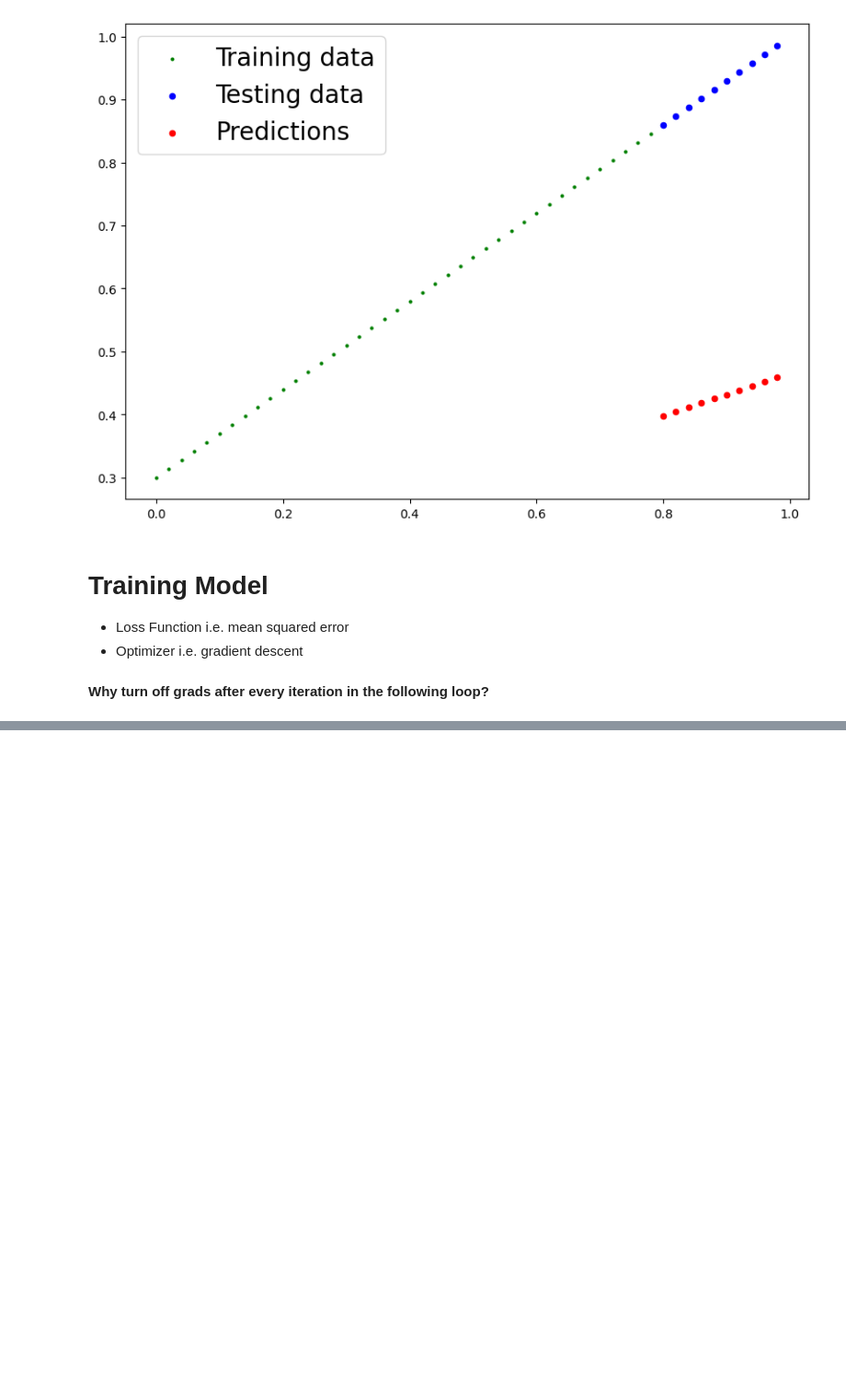
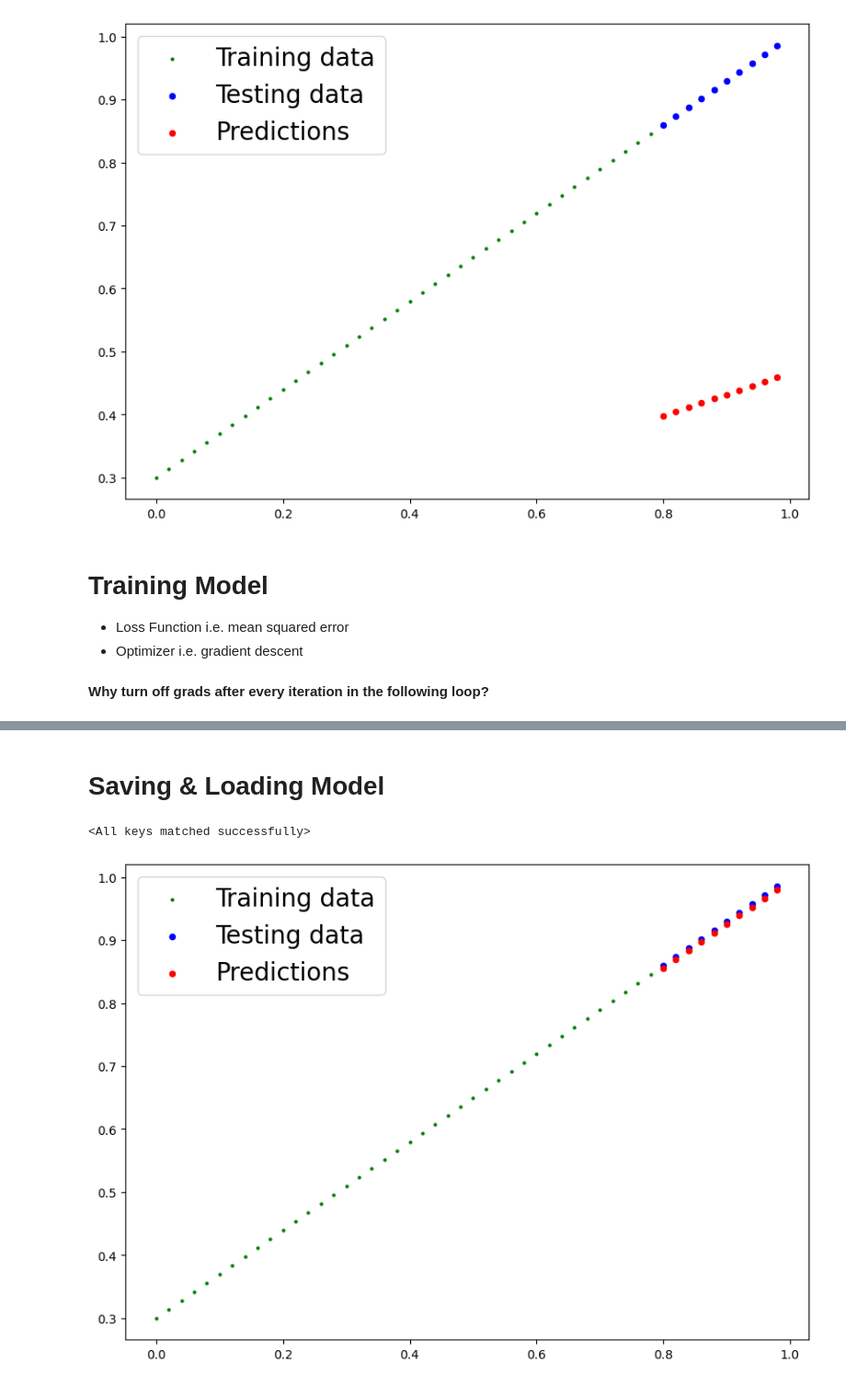
Before and after one commit to MuhammadSafeer786/My-PyTorch-Journey, a Jupyter notebook: Chapter_02_PyTorch_Workflow.ipynb, the cells around one changed output, grey strips where cells are left out. Shown at 92% size. Drawn from its saved outputs; the diff is of its cells as text; code cells hidden in the pictures; blank space fills up the shorter version.

```diff
--- a/Chapter_02_PyTorch_Workflow.ipynb
+++ b/Chapter_02_PyTorch_Workflow.ipynb
@@ -225,0 +224,23 @@ Training loss: 0.0025885067880153656 | Testing loss: 0.008447891101241112
+# %% [markdown]
+# Saving & Loading Model
+# %%
+# saving just the state_dict, you can save whole object
+from pathlib import Path
+
+
+mdl_path = Path("CustomLinearRegression.pth")
+torch.save(obj=model.state_dict(), f=mdl_path)
+# %%
+load_mdl = CustomLinearRegression()
+load_mdl.load_state_dict(torch.load(f=mdl_path))
+# %% [output]
+<All keys matched successfully>
+# %%
+## Make some predictions
+load_mdl.eval()
+with torch.inference_mode():
+  y_preds = load_mdl(X_test)
+
+plot_predictions(predictions=y_preds)
+# %% [output]
+[figure, added]
```
Also changed, not shown: parts of 5 cells of this notebook.
